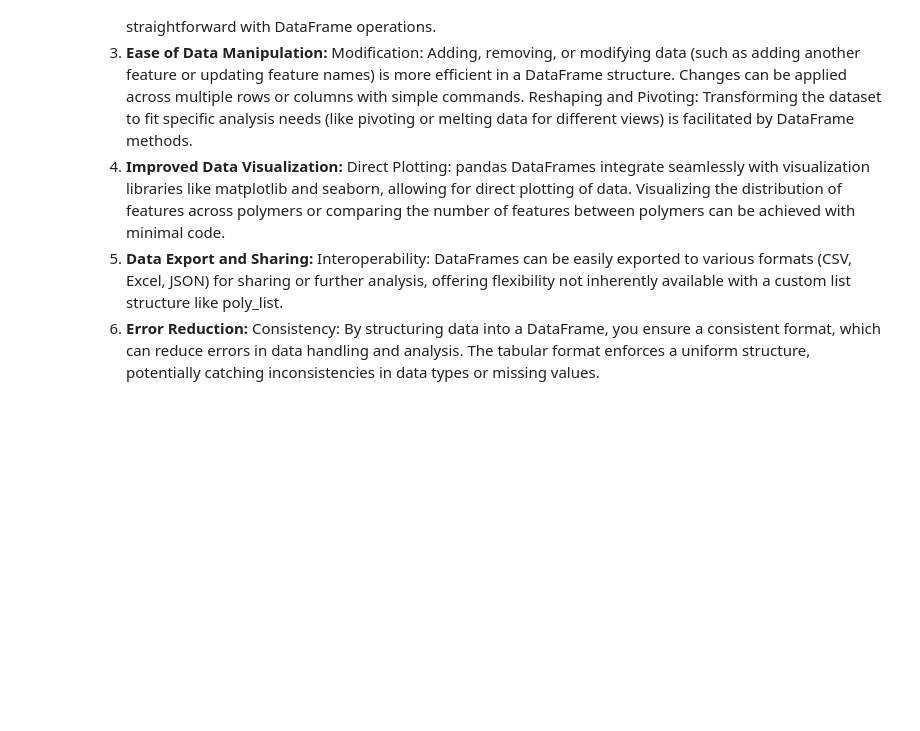
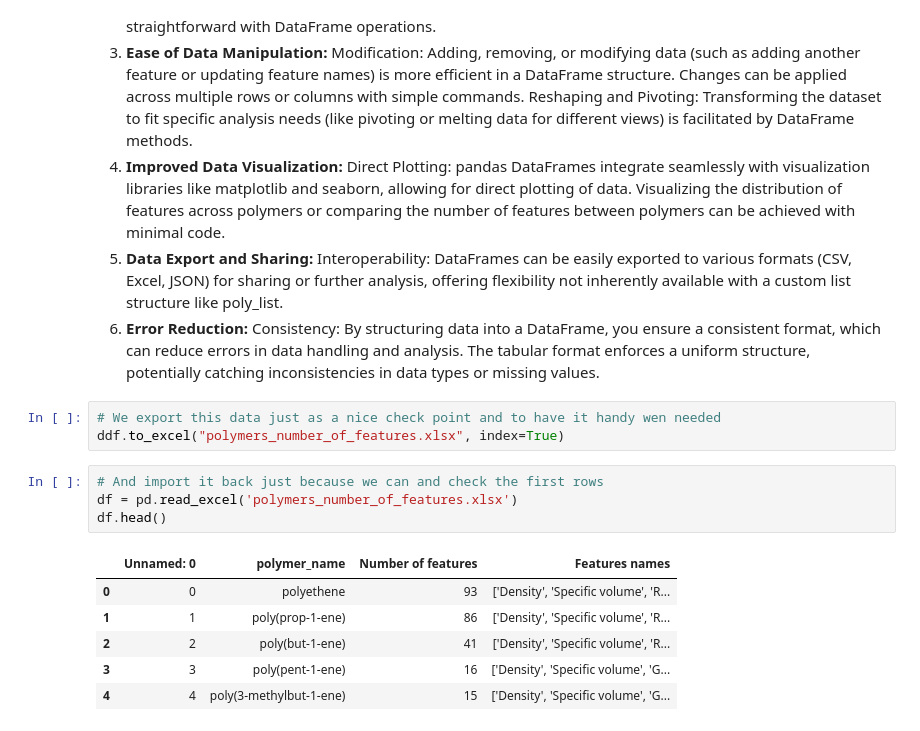
Before and after one commit to chriswilson2020/ML-For-PolymerChemistry, a Jupyter notebook: Polymer Properties.ipynb, the cells around one changed output. Saved outputs shown, nothing was run; the diff lists cells and outputs as text; blank space fills up the shorter version.

```diff
--- a/Polymer Properties.ipynb
+++ b/Polymer Properties.ipynb
@@ -127,3 +127,17 @@ Direct Plotting: pandas DataFrames integrate seamlessly with visualization libra
 Interoperability: DataFrames can be easily exported to various formats (CSV, Excel, JSON) for sharing or further analysis, offering flexibility not inherently available with a custom list structure like poly_list.
 6. **Error Reduction:**
 Consistency: By structuring data into a DataFrame, you ensure a consistent format, which can reduce errors in data handling and analysis. The tabular format enforces a uniform structure, potentially catching inconsistencies in data types or missing values.
+# %%
+# We export this data just as a nice check point and to have it handy wen needed
+ddf.to_excel("polymers_number_of_features.xlsx", index=True)
+# %%
+# And import it back just because we can and check the first rows
+df = pd.read_excel('polymers_number_of_features.xlsx')
+df.head()
+# %% [output]
+|  | Unnamed: 0 | polymer_name | Number of features | Features names |
+| 0 | 0 | polyethene | 93 | ['Density', 'Specific volume', 'R... |
+| 1 | 1 | poly(prop-1-ene) | 86 | ['Density', 'Specific volume', 'R... |
+| 2 | 2 | poly(but-1-ene) | 41 | ['Density', 'Specific volume', 'R... |
+| 3 | 3 | poly(pent-1-ene) | 16 | ['Density', 'Specific volume', 'G... |
+| 4 | 4 | poly(3-methylbut-1-ene) | 15 | ['Density', 'Specific volume', 'G... |
```
Also changed, not shown: parts of 15 cells of this notebook.
